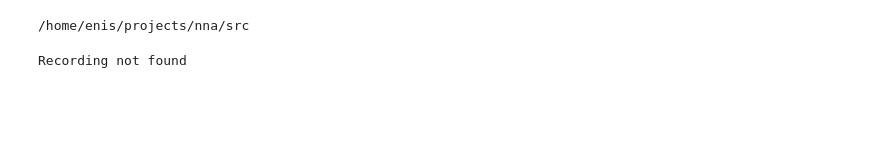
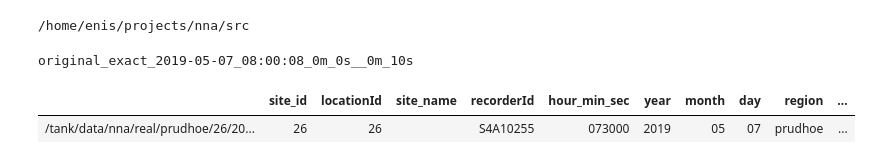
Before and after one commit to speechLabBcCuny/nnaAudiosetClassification, a Jupyter notebook: notebooks/explore/listen_segments.ipynb, the cells around one changed output. Saved outputs shown, nothing was run; the diff lists cells and outputs as text; code cells hidden in the pictures; blank space fills up the shorter version.

```diff
--- a/notebooks/explore/listen_segments.ipynb
+++ b/notebooks/explore/listen_segments.ipynb
@@ -21,26 +23,33 @@ from pathlib import Path
 # %%
-file_properties_df=pd.read_pickle("../realdata_v2No_stinchcomb.pkl")
+file_properties_df=pd.read_pickle("../../data/realdata_v2No_stinchcomb.pkl")
+file_properties_df2=pd.read_pickle("../../data/stinchcomb_dataV1.pkl")
 # %%
 # location ID, examples: AR03', '15', 'SINP07', '24', 'AR08'     file_properties_df["site_id"].unique()
-location="40"
+location="26"
+# raw_embed_name="/scratch/enis/data/nna/real/prudhoe/26/2019/S4A10255_20190507_073000_vgg/S4A10255_20190507_073000_embeddings000.npy"
 
-start_time='2019-07-16_14:40:00' # YYYY-MM-DD_HH:MM:SS or datetime object
-length=60 # in seconds , if set end_time is IGNORED
+start_time='2019-05-07_08:00:08' # YYYY-MM-DD_HH:MM:SS or datetime object
+length=10 # in seconds , if set end_time is IGNORED
 end_time=None  # or datetime object
 
 #how to name the file
-file_name="FILE_NAME"
+file_name="original"
 
 # if there is no recording in given timestamp, it searches before and after,
 # buffer is how far to look in seconds
 buffer=3600
 
 # where to save audio files
-tmp_folder="./tmp_audio_excerpt/"
+tmp_folder="/home/enis/projects/nna/data/nearestNeighbours/S4A10255_20190507_073000-1808seconds/"
 
-output=query_audio(location,start_time,end_time,length,buffer,file_properties_df,file_name,display_flag=True,save=True,tmp_folder=tmp_folder)
+output=query_audio(location,start_time,end_time,length,buffer,file_properties_df,file_name,display_flag=False,save=True,tmp_folder=tmp_folder)
 # %% [output]
-Recording not found
+original_exact_2019-05-07_08:00:08_0m_0s__0m_10s
+# %%
+output
+# %% [output]
+|  | site_id | locationId | site_name | recorderId | hour_min_sec | year | month | day | region | ... |
+| /tank/data/nna/real/prudhoe/26/20... | 26 | 26 |  | S4A10255 | 073000 | 2019 | 05 | 07 | prudhoe | ... |
 # %%
 import shutil
 shutil.rmtree(tmp_folder)
```
Also changed, not shown: parts of 4 cells of this notebook, 5 other files.
